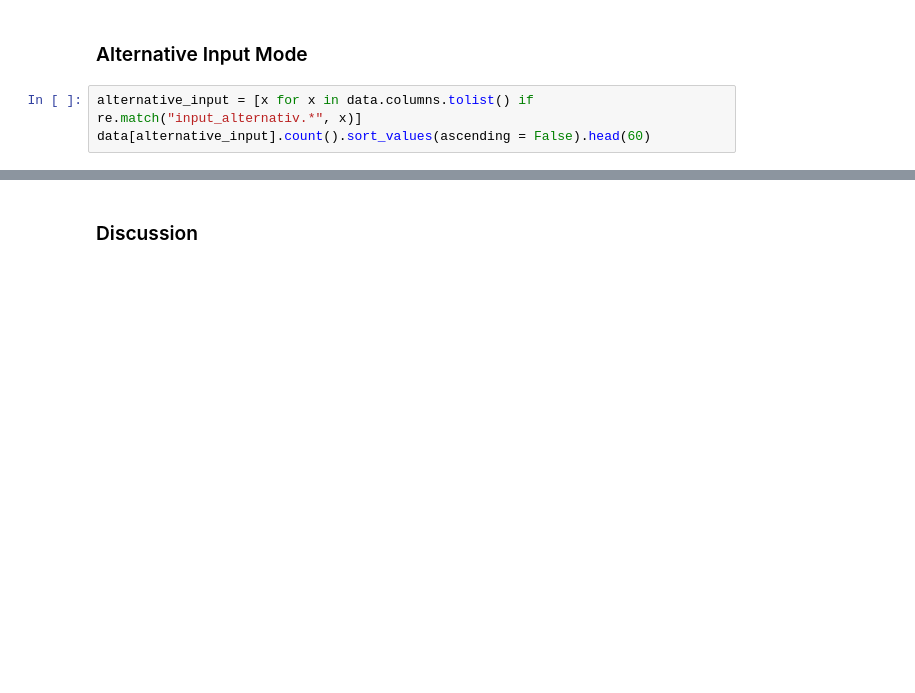
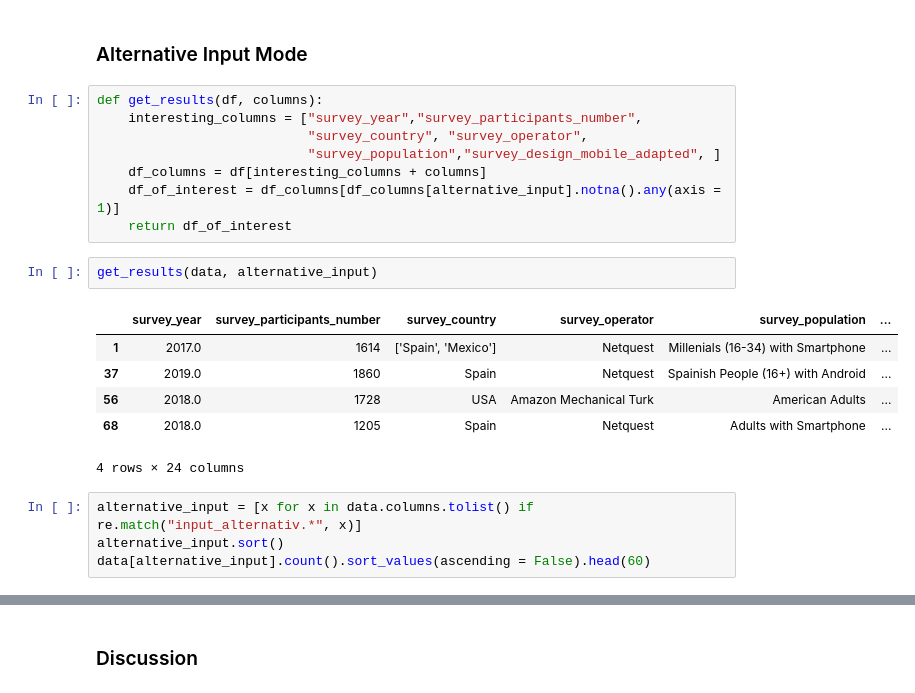
Before and after one commit to JakobLangenbahn/Smartphone_Web_Surveys_A_Systematic_Literature_Review, a Jupyter notebook: notebooks/2.0-jl-analyze-coding-results.ipynb, the cells around one changed output, grey strips where cells are left out. Cells and saved outputs as stored; diff of their text form; blank space fills up the shorter version.

```diff
--- a/notebooks/2.0-jl-analyze-coding-results.ipynb
+++ b/notebooks/2.0-jl-analyze-coding-results.ipynb
@@ -299,5 +748,23 @@ data[invitation_mode].count().sort_values(ascending = False).head(60)
 # %% [markdown]
 ### Alternative Input Mode
+# %%
+def get_results(df, columns):
+    interesting_columns = ["survey_year","survey_participants_number",
+                           "survey_country", "survey_operator",
+                           "survey_population","survey_design_mobile_adapted", ]
+    df_columns = df[interesting_columns + columns]
+    df_of_interest = df_columns[df_columns[alternative_input].notna().any(axis = 1)]
+    return df_of_interest
+# %%
+get_results(data, alternative_input)
+# %% [output]
+|  | survey_year | survey_participants_number | survey_country | survey_operator | survey_population | ... |
+| 1 | 2017.0 | 1614 | ['Spain', 'Mexico'] | Netquest | Millenials (16-34) with Smartphone | ... |
+| 37 | 2019.0 | 1860 | Spain | Netquest | Spainish People (16+) with Android | ... |
+| 56 | 2018.0 | 1728 | USA | Amazon Mechanical Turk | American Adults | ... |
+| 68 | 2018.0 | 1205 | Spain | Netquest | Adults with Smartphone | ... |
+4 rows × 24 columns
 # %%
 alternative_input = [x for x in data.columns.tolist() if re.match("input_alternativ.*", x)]
+alternative_input.sort()
 data[alternative_input].count().sort_values(ascending = False).head(60)
```
Also changed, not shown: parts of 58 cells of this notebook.
